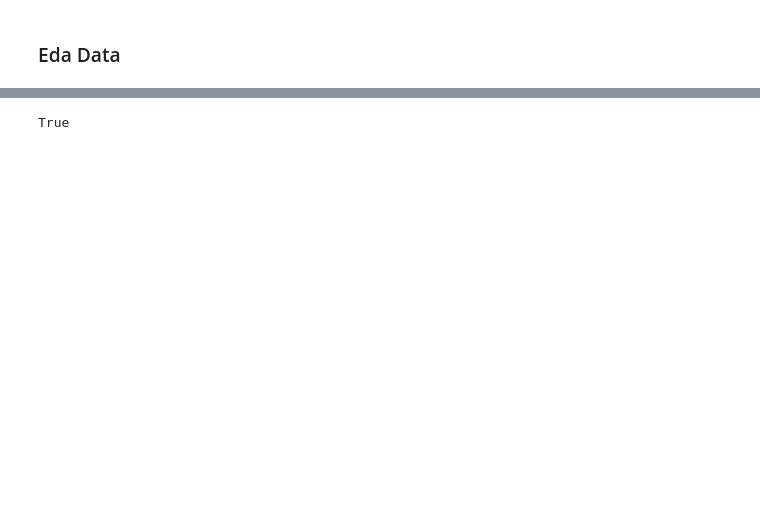
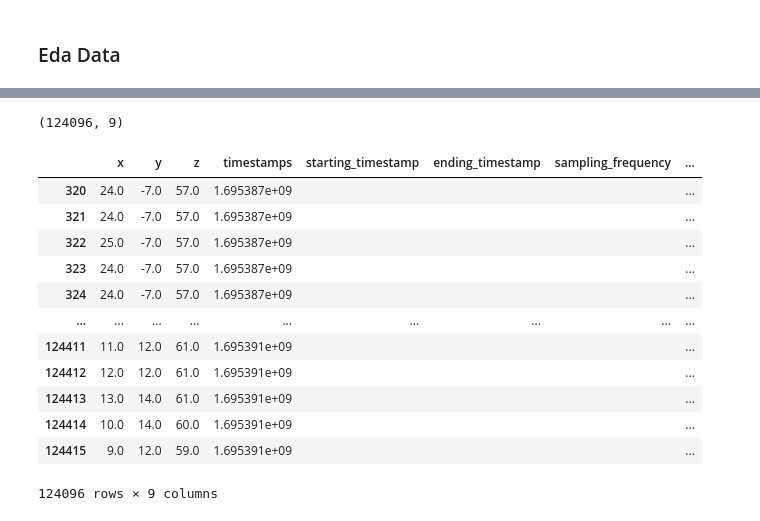
Before and after one commit to saifhanjra/tester_sony_digirelax, a Jupyter notebook: scripts/manipulating_datetime.ipynb, the cells around one changed output, grey strips where cells are left out. Cells and saved outputs as stored; diff of their text form; code cells hidden in the pictures; blank space fills up the shorter version.

```diff
--- a/scripts/manipulating_datetime.ipynb
+++ b/scripts/manipulating_datetime.ipynb
@@ -149,4 +153,5 @@ eda_sensor_path ="C:/Users/muhammad.saif/Desktop/repos_ixp/tester_sony_digirelax
 data_col_names = ['signal']
 # %%
-eda_df_standardize=standardize_sensor_raw_info(eda_sensor_path, data_col_names)
-eda_df_standardize["starting_timestamp"][0]
+eda_df_stand=standardize_sensor_raw_info(eda_sensor_path, data_col_names)
+eda_df_resamp_stand = resample_sensor_data(eda_df_standardize,  ["signal"], 32)
+eda_df_stand_resamp_norm = normalize_signal (resampled_standardized_eda_df, "signal")
@@ -229,2 +160,2 @@ dt_obj_eda = datetime.datetime.fromtimestamp(eda_df_standardize_norm["starting_t
 # %%
-dt_obj
+list_dfs = [acc_df_stand_norm, hr_df_stand_resamp_norm, eda_df_stand_resamp_norm]
@@ -265,7 +194,21 @@ hr_df_standardize
 # %%
-time_stamp_np_array= hr_df_standardize["timestamps"].values
+acc_df_sliced_synced.shape
+# %% [output]
+(124096, 9)
 # %%
-time_stamp_np_array[-1] ==hr_df_standardize["ending_timestamp"][0]
+acc_df_sliced_synced
 # %% [output]
+|  | x | y | z | timestamps | starting_timestamp | ending_timestamp | sampling_frequency | ... |
+| 320 | 24.0 | -7.0 | 57.0 | 1.695387e+09 |  |  |  | ... |
+| 321 | 24.0 | -7.0 | 57.0 | 1.695387e+09 |  |  |  | ... |
+| 322 | 25.0 | -7.0 | 57.0 | 1.695387e+09 |  |  |  | ... |
+| 323 | 24.0 | -7.0 | 57.0 | 1.695387e+09 |  |  |  | ... |
+| 324 | 24.0 | -7.0 | 57.0 | 1.695387e+09 |  |  |  | ... |
+| ... | ... | ... | ... | ... | ... | ... | ... | ... |
+| 124411 | 11.0 | 12.0 | 61.0 | 1.695391e+09 |  |  |  | ... |
+| 124412 | 12.0 | 12.0 | 61.0 | 1.695391e+09 |  |  |  | ... |
+| 124413 | 13.0 | 14.0 | 61.0 | 1.695391e+09 |  |  |  | ... |
+| 124414 | 10.0 | 14.0 | 60.0 | 1.695391e+09 |  |  |  | ... |
+| 124415 | 9.0 | 12.0 | 59.0 | 1.695391e+09 |  |  |  | ... |
-True
+124096 rows × 9 columns
 # %%
```
Also changed, not shown: parts of 42 cells of this notebook, 1 other file.
